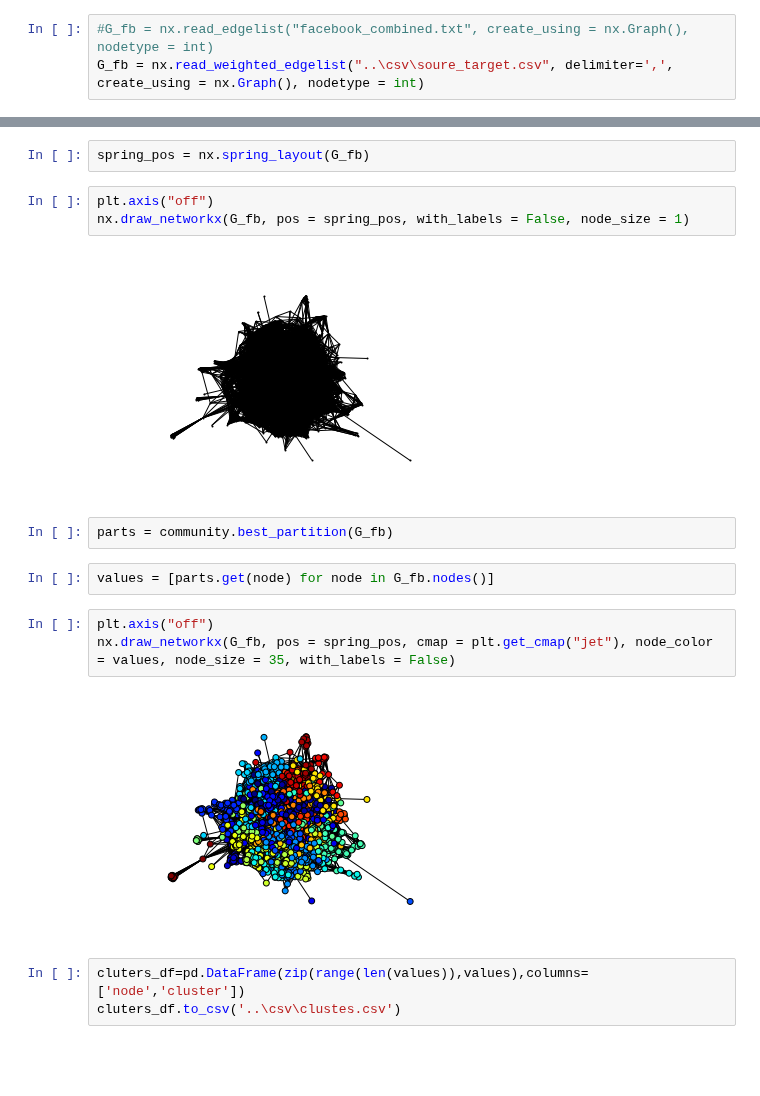
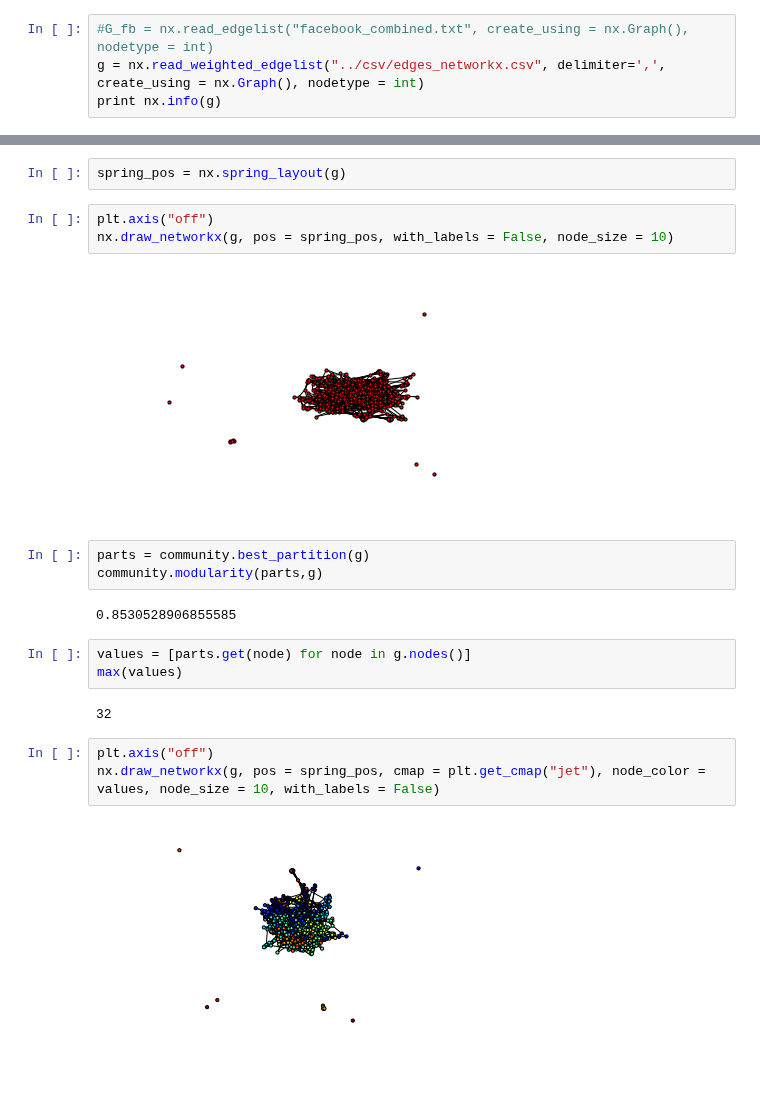
Before and after one commit to Moqri/KnowledgeMap, a Jupyter notebook: analysis/clustering.ipynb, the cells around one changed output, grey strips where cells are left out. Drawn from its saved outputs; the diff is of its cells as text; blank space fills up the shorter version.

```diff
--- a/analysis/clustering.ipynb
+++ b/analysis/clustering.ipynb
@@ -33,3 +13,4 @@ df[['source','target','weight']].to_csv('..\csv\edges_networkx.csv',index=False,
 # %%
 #G_fb = nx.read_edgelist("facebook_combined.txt", create_using = nx.Graph(), nodetype = int)
-G_fb = nx.read_weighted_edgelist("..\csv\soure_target.csv", delimiter=',', create_using = nx.Graph(), nodetype = int)
+g = nx.read_weighted_edgelist("../csv/edges_networkx.csv", delimiter=',', create_using = nx.Graph(), nodetype = int)
+print nx.info(g)
@@ -44,19 +46,22 @@ Average degree:  23.1690
 # %%
-spring_pos = nx.spring_layout(G_fb)
+spring_pos = nx.spring_layout(g)
 # %%
 plt.axis("off")
-nx.draw_networkx(G_fb, pos = spring_pos, with_labels = False, node_size = 1)
+nx.draw_networkx(g, pos = spring_pos, with_labels = False, node_size = 10)
 # %% [output]
-[figure, old version]
+[figure, new version]
 # %%
-parts = community.best_partition(G_fb)
+parts = community.best_partition(g)
+community.modularity(parts,g)
+# %% [output]
+0.8530528906855585
 # %%
-values = [parts.get(node) for node in G_fb.nodes()]
+values = [parts.get(node) for node in g.nodes()]
+max(values)
+# %% [output]
+32
 # %%
 plt.axis("off")
-nx.draw_networkx(G_fb, pos = spring_pos, cmap = plt.get_cmap("jet"), node_color = values, node_size = 35, with_labels = False)
+nx.draw_networkx(g, pos = spring_pos, cmap = plt.get_cmap("jet"), node_color = values, node_size = 10, with_labels = False)
 # %% [output]
-[figure, old version]
+[figure, new version]
-# %%
-cluters_df=pd.DataFrame(zip(range(len(values)),values),columns=['node','cluster'])
-cluters_df.to_csv('..\csv\clustes.csv')
```
Also changed, not shown: parts of 23 cells of this notebook, 3 other files.
